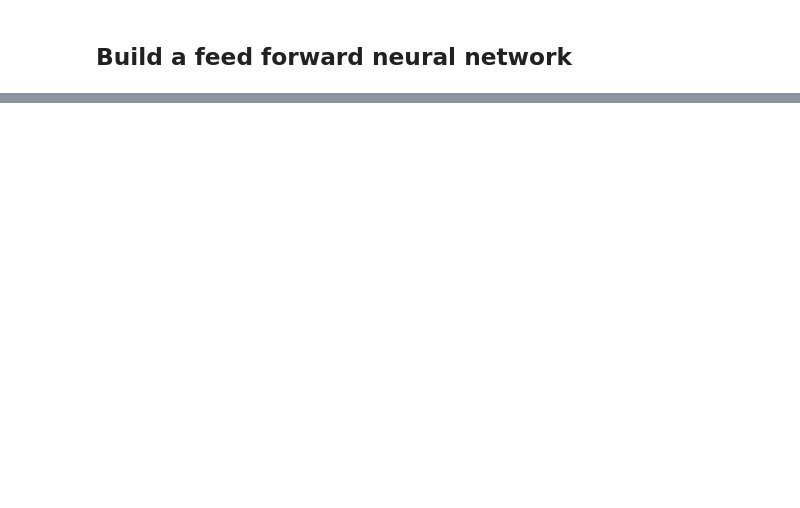
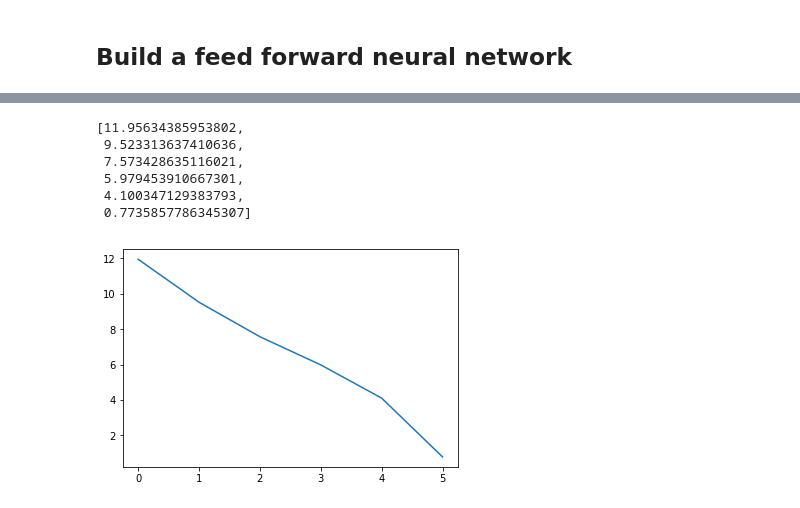
Before and after one commit to zunzhumu/mutual-information-dnns, a Jupyter notebook: circle-radius-test.ipynb, the cells around one changed output, grey strips where cells are left out. Saved outputs shown, nothing was run; the diff lists cells and outputs as text; code cells hidden in the pictures; blank space fills up the shorter version.

```diff
--- a/circle-radius-test.ipynb
+++ b/circle-radius-test.ipynb
@@ -178,0 +184,9 @@ plot_learning_curve(ffnn_fitting.history)
+# %%
+def output_of_nth_layer(n, x):
+    intermediate_layer_model = Model(
+        inputs=ffnn.input,
+        outputs=ffnn.layers[n].output)
+    return intermediate_layer_model.predict(x)
+# %%
+%%time
+dataset_through_layers_test = [X_test] + [output_of_nth_layer(n, X_test) for n in range(len(ffnn.layers))]
@@ -178,0 +196,9 @@ plot_learning_curve(ffnn_fitting.history)
+# %%
+%%time
+def g(x, y):
+    print('One more!')
+    return mutual_information(x, y)
+
+mutual_information_X = list(map(
+    lambda x: g(X_test, x),
+    dataset_through_layers_test))
@@ -178,0 +214,14 @@ plot_learning_curve(ffnn_fitting.history)
+# %%
+mutual_information_X
+# %% [output]
+[11.95634385953802,
+ 9.523313637410636,
+ 7.573428635116021,
+ 5.979453910667301,
+ 4.100347129383793,
+ 0.7735857786345307]
+# %%
+plt.plot(mutual_information_X)
+plt.show()
+# %% [output]
+[figure, added]
```
Also changed, not shown: parts of 25 cells of this notebook.
